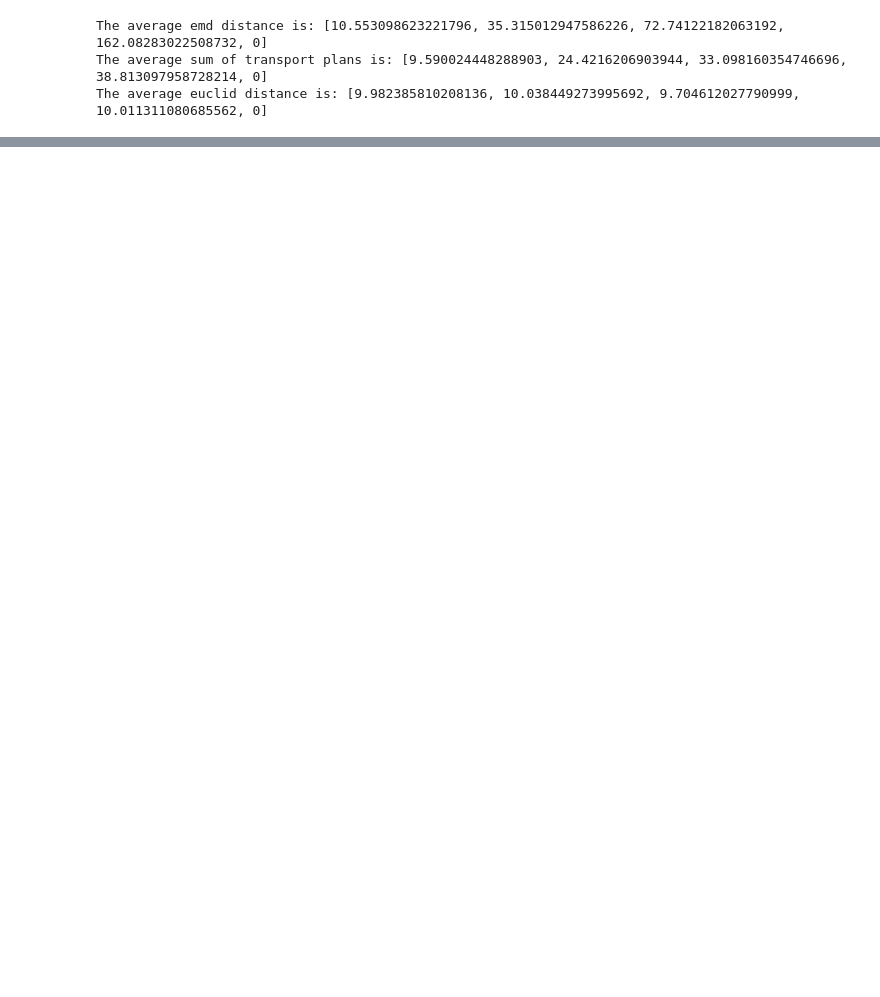
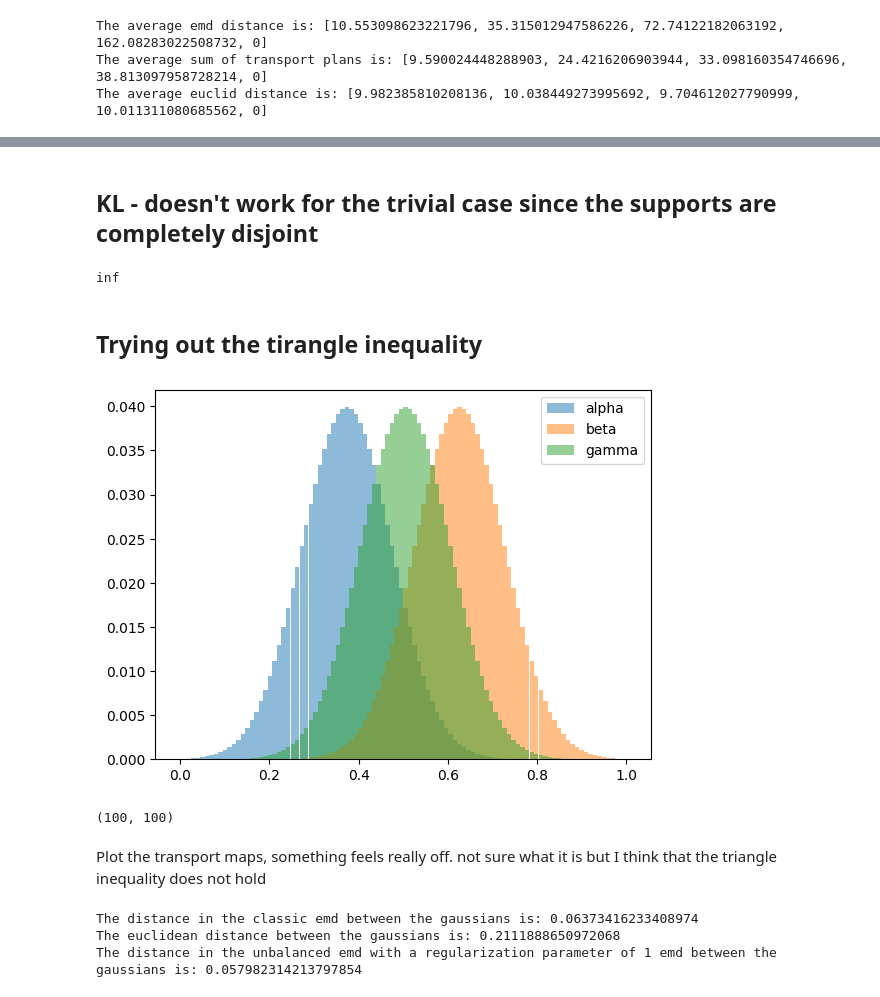
Before and after one commit to warik21/Thesis, a Jupyter notebook: Calculating_noise.ipynb, the cells around one changed output, grey strips where cells are left out. Cells and saved outputs as stored; diff of their text form; code cells hidden in the pictures; blank space fills up the shorter version.

```diff
--- a/Calculating_noise.ipynb
+++ b/Calculating_noise.ipynb
@@ -173,0 +175,2 @@ I don't quite understand how this happens since every emd distance in this const
+# %% [markdown]
+## KL - doesn't work for the trivial case since the supports are completely disjoint
@@ -173,0 +182,18 @@ I don't quite understand how this happens since every emd distance in this const
+# %%
+KL
+# %% [output]
+inf
+# %% [markdown]
+## Trying out the tirangle inequality
+# %%
+alpha = make_1D_gauss(n_p, np.floor(3 * n_p / 8.), 10.).flatten()
+beta = make_1D_gauss(n_p, np.floor(5 * n_p / 8.), 10.).flatten()
+gamma = make_1D_gauss(n_p, np.floor(4 * n_p / 8.), 10.).flatten()
+# %%
+plt.bar(X,alpha, alpha=0.5, width=1 / len(alpha), label='alpha')
+plt.bar(X,beta, alpha=0.5, width=1 / len(alpha), label ='beta')
+plt.bar(X,gamma, alpha=0.5, width=1 / len(alpha), label='gamma')
+plt.legend()
+plt.show()
+# %% [output]
+[figure, added]
@@ -173,0 +206,4 @@ I don't quite understand how this happens since every emd distance in this const
+# %%
+a_b_dist.shape
+# %% [output]
+(100, 100)
@@ -173,0 +212,12 @@ I don't quite understand how this happens since every emd distance in this const
+# %% [markdown]
+Plot the transport maps, something feels really off. not sure what it is but I think that the triangle inequality does not hold
+# %%
+print('The distance in the classic emd between the gaussians is:', calc_transport_pot_emd(alpha, beta, C)[1])
+
+print('The euclidean distance between the gaussians is:',a_b_euc)
+
+print('The distance in the unbalanced emd with a regularization parameter of', reg_param, 'emd between the gaussians is:', log_a_b['cost'])
+# %% [output]
+The distance in the classic emd between the gaussians is: 0.06373416233408974
+The euclidean distance between the gaussians is: 0.2111888650972068
+The distance in the unbalanced emd with a regularization parameter of 1 emd between the gaussians is: 0.057982314213797854
```
Also changed, not shown: parts of 27 cells of this notebook, 1 other file.
